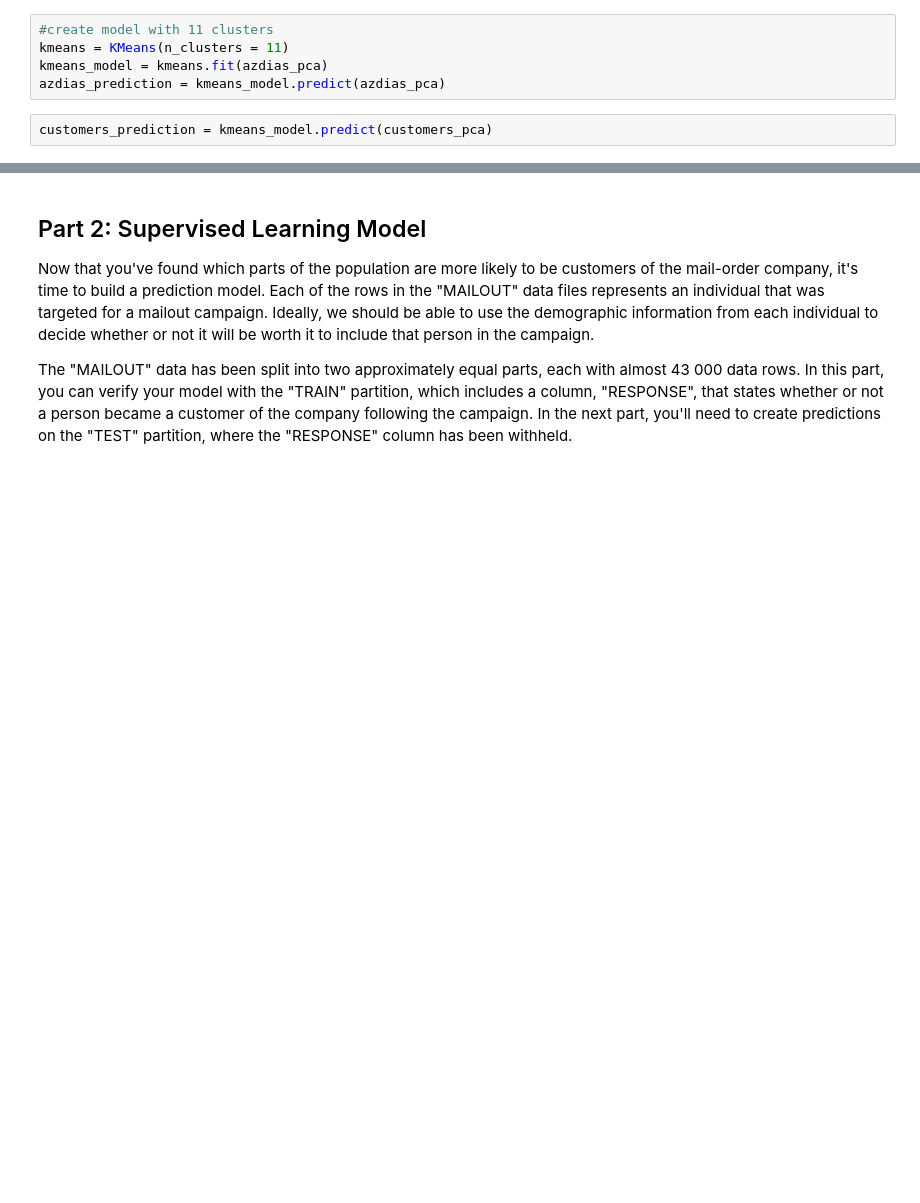
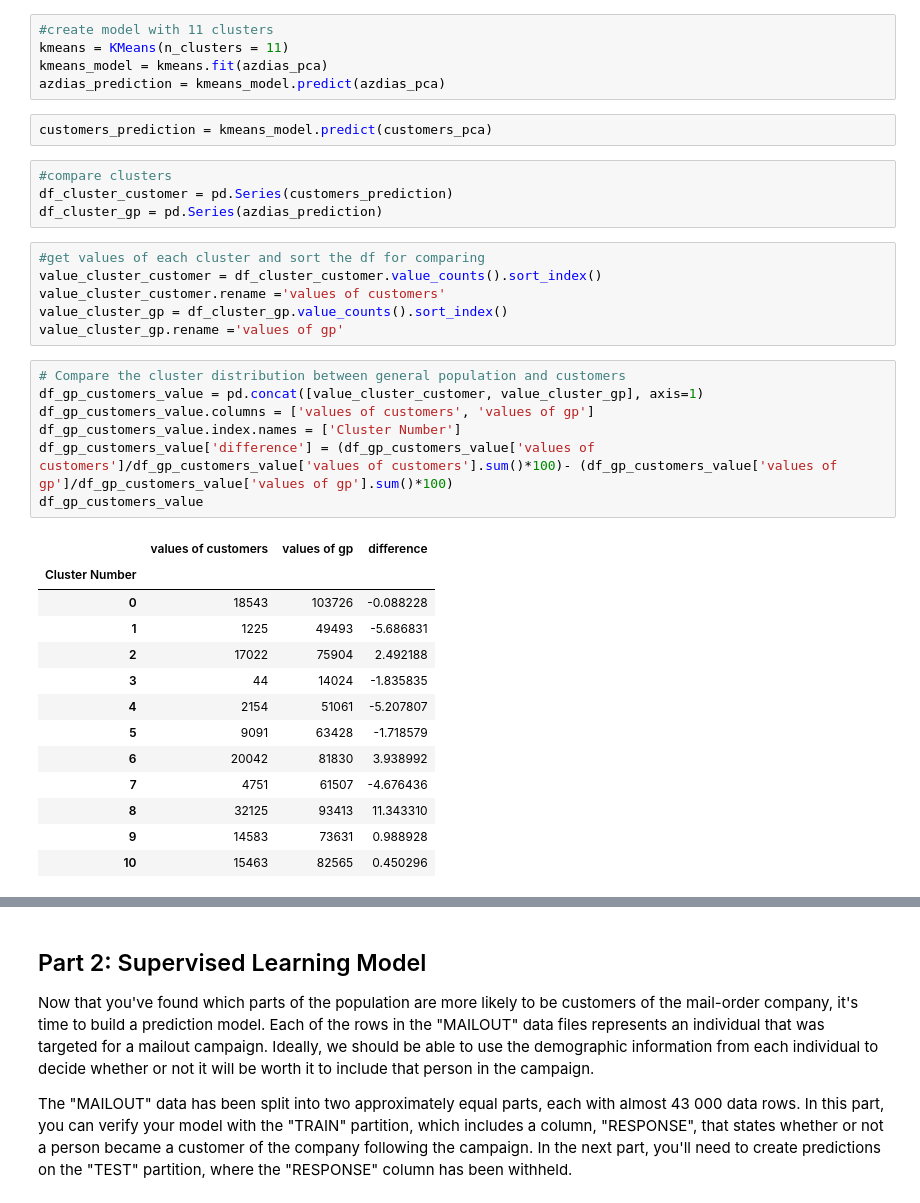
Before and after one commit to fabieck/Capstone-Projekt-Arvato-Bertelsmann, a Jupyter notebook: Arvato Project Workbook.ipynb, the cells around one changed output, grey strips where cells are left out. Saved outputs shown, nothing was run; the diff lists cells and outputs as text; blank space fills up the shorter version.

```diff
--- a/Arvato Project Workbook.ipynb
+++ b/Arvato Project Workbook.ipynb
@@ -466,3 +483,34 @@ kmeans_model = kmeans.fit(azdias_pca)
 azdias_prediction = kmeans_model.predict(azdias_pca)
 # %%
 customers_prediction = kmeans_model.predict(customers_pca)
+# %%
+#compare clusters
+df_cluster_customer = pd.Series(customers_prediction)
+df_cluster_gp = pd.Series(azdias_prediction)
+# %%
+#get values of each cluster and sort the df for comparing
+value_cluster_customer = df_cluster_customer.value_counts().sort_index()
+value_cluster_customer.rename ='values of customers'
+value_cluster_gp = df_cluster_gp.value_counts().sort_index()
+value_cluster_gp.rename ='values of gp'
+# %%
+# Compare the cluster distribution between general population and customers
+df_gp_customers_value = pd.concat([value_cluster_customer, value_cluster_gp], axis=1)
+df_gp_customers_value.columns = ['values of customers', 'values of gp']
+df_gp_customers_value.index.names = ['Cluster Number']
+df_gp_customers_value['difference'] = (df_gp_customers_value['values of customers']/df_gp_customers_value['values of customers'].sum()*100)- (df_gp_customers_value['values of gp']/df_gp_customers_value['values of gp'].sum()*100)
+df_gp_customers_value
+# %% [output]
+|  | values of customers | values of gp | difference |
+| Cluster Number |  |  |  |
+| 0 | 18543 | 103726 | -0.088228 |
+| 1 | 1225 | 49493 | -5.686831 |
+| 2 | 17022 | 75904 | 2.492188 |
+| 3 | 44 | 14024 | -1.835835 |
+| 4 | 2154 | 51061 | -5.207807 |
+| 5 | 9091 | 63428 | -1.718579 |
+| 6 | 20042 | 81830 | 3.938992 |
+| 7 | 4751 | 61507 | -4.676436 |
+| 8 | 32125 | 93413 | 11.343310 |
+| 9 | 14583 | 73631 | 0.988928 |
+| 10 | 15463 | 82565 | 0.450296 |
```
Also changed, not shown: parts of 16 cells of this notebook.
